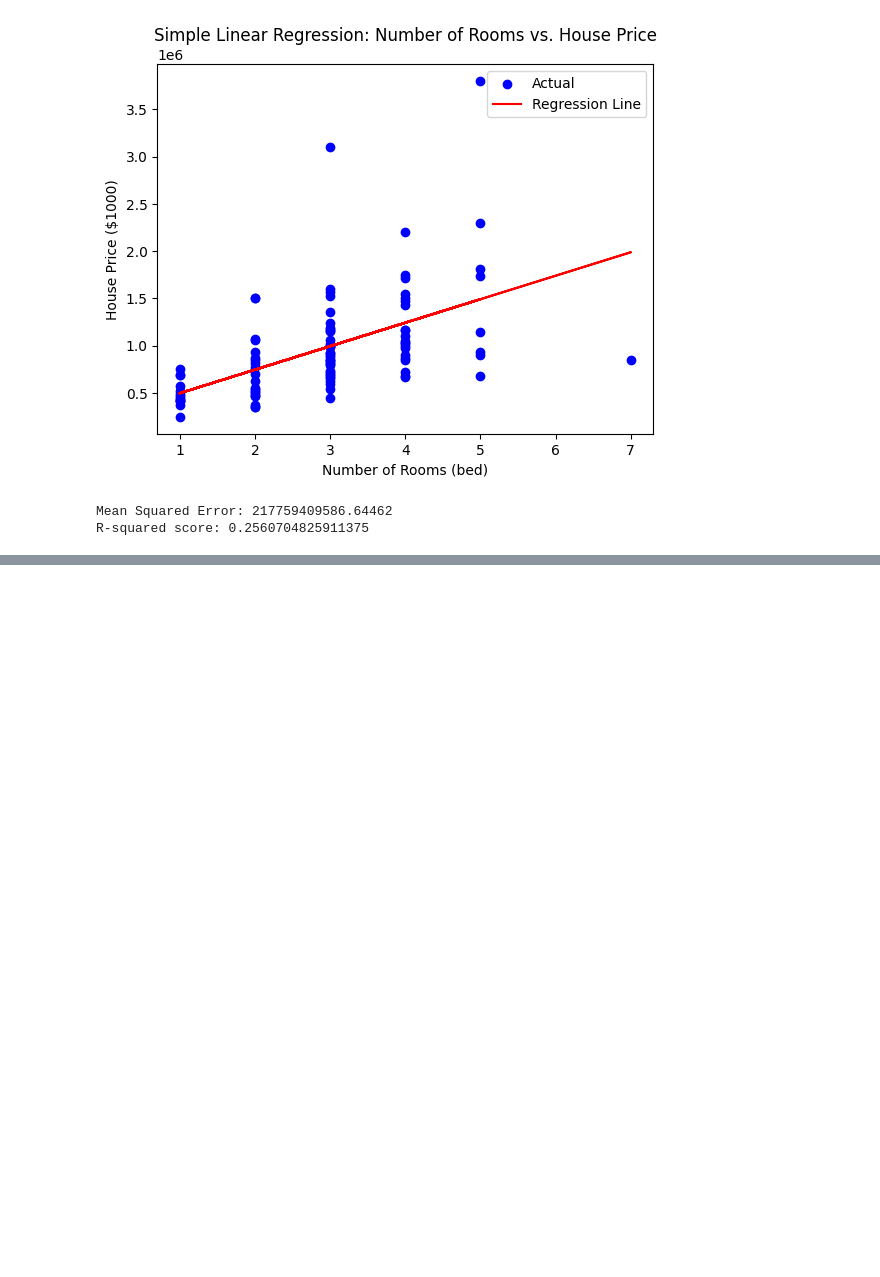
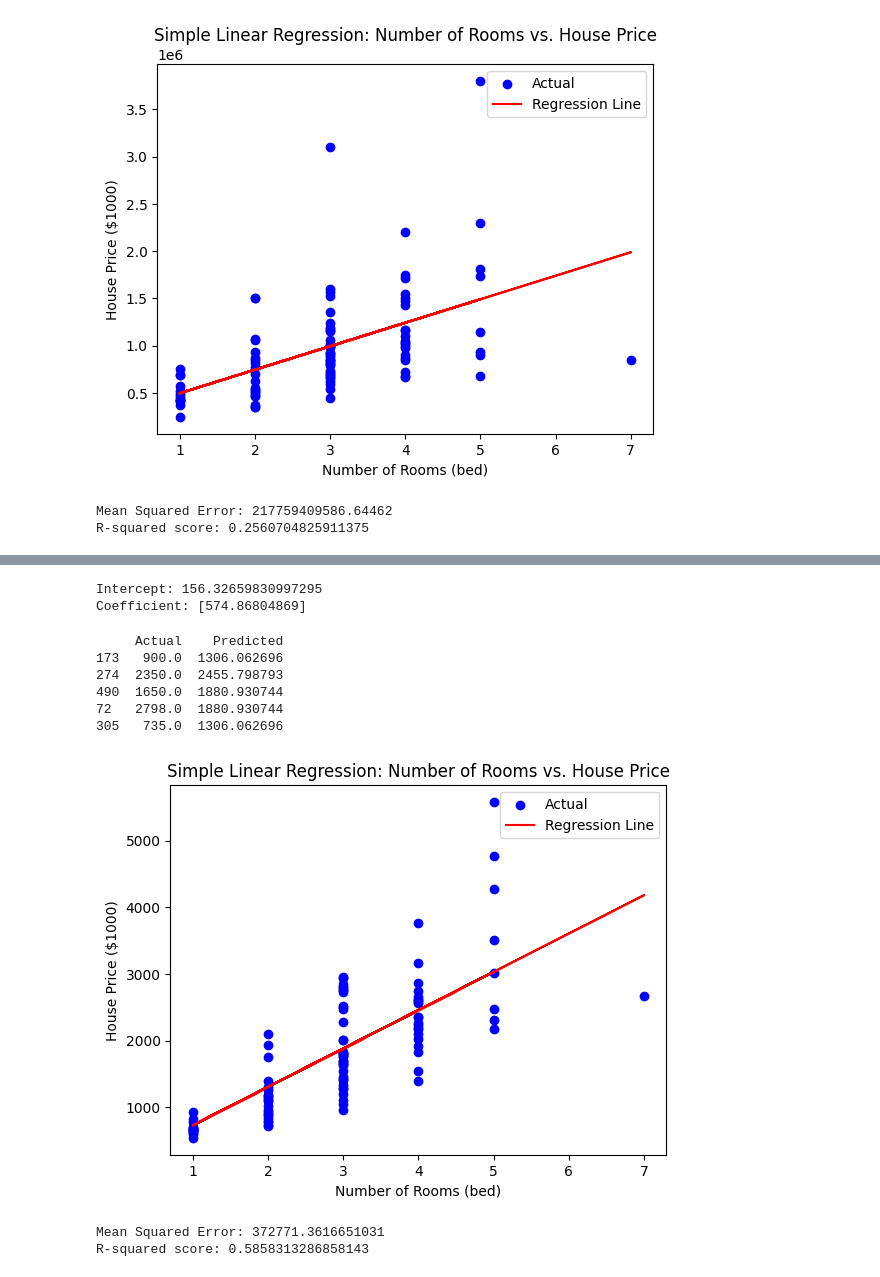
Before and after one commit to zahra-rajabi/ML_first_project, a Jupyter notebook: Zahra_rajabi_linear_regression.ipynb, the cells around one changed output, grey strips where cells are left out. Saved outputs shown, nothing was run; the diff lists cells and outputs as text; code cells hidden in the pictures; blank space fills up the shorter version.

```diff
--- a/Zahra_rajabi_linear_regression.ipynb
+++ b/Zahra_rajabi_linear_regression.ipynb
@@ -96,0 +169,50 @@ R-squared score: 0.2560704825911375
+# %%
+# Create a Linear Regression model
+model = LinearRegression()
+model.fit(X_train , y_train)
+
+print(f"Intercept: {model.intercept_}")
+print(f"Coefficient: {model.coef_}")
+# %% [output]
+Intercept: 156.32659830997295
+Coefficient: [574.86804869]
+# %%
+# Predict house prices for the test set
+y_pred = model.predict(X_test)
+
+# Display the first few predictions alongside the actual values
+predictions = pd.DataFrame({'Actual': y_test, 'Predicted': y_pred})
+print(predictions.head())
+# %% [output]
+     Actual    Predicted
+173   900.0  1306.062696
+274  2350.0  2455.798793
+490  1650.0  1880.930744
+72   2798.0  1880.930744
+305   735.0  1306.062696
+# %%
+# Plot the actual data points
+plt.scatter(X_test, y_test, color='blue', label='Actual')
+
+# Plot the regression line
+plt.plot(X_test, y_pred, color='red', label='Regression Line')
+
+# Add labels and title
+plt.xlabel('Number of Rooms (bed)')
+plt.ylabel('House Price ($1000)')
+plt.title('Simple Linear Regression: Number of Rooms vs. House Price')
+plt.legend()
+plt.show()
+# %% [output]
+[figure, added]
+# %%
+# Calculate Mean Squared Error (MSE)
+mse = mean_squared_error(y_test, y_pred)
+print(f"Mean Squared Error: {mse}")
+
+# Calculate R-squared score
+r2 = r2_score(y_test, y_pred)
+print(f"R-squared score: {r2}")
+# %% [output]
+Mean Squared Error: 372771.3616651031
+R-squared score: 0.5858313286858143
```
Also changed, not shown: parts of 6 cells of this notebook.
